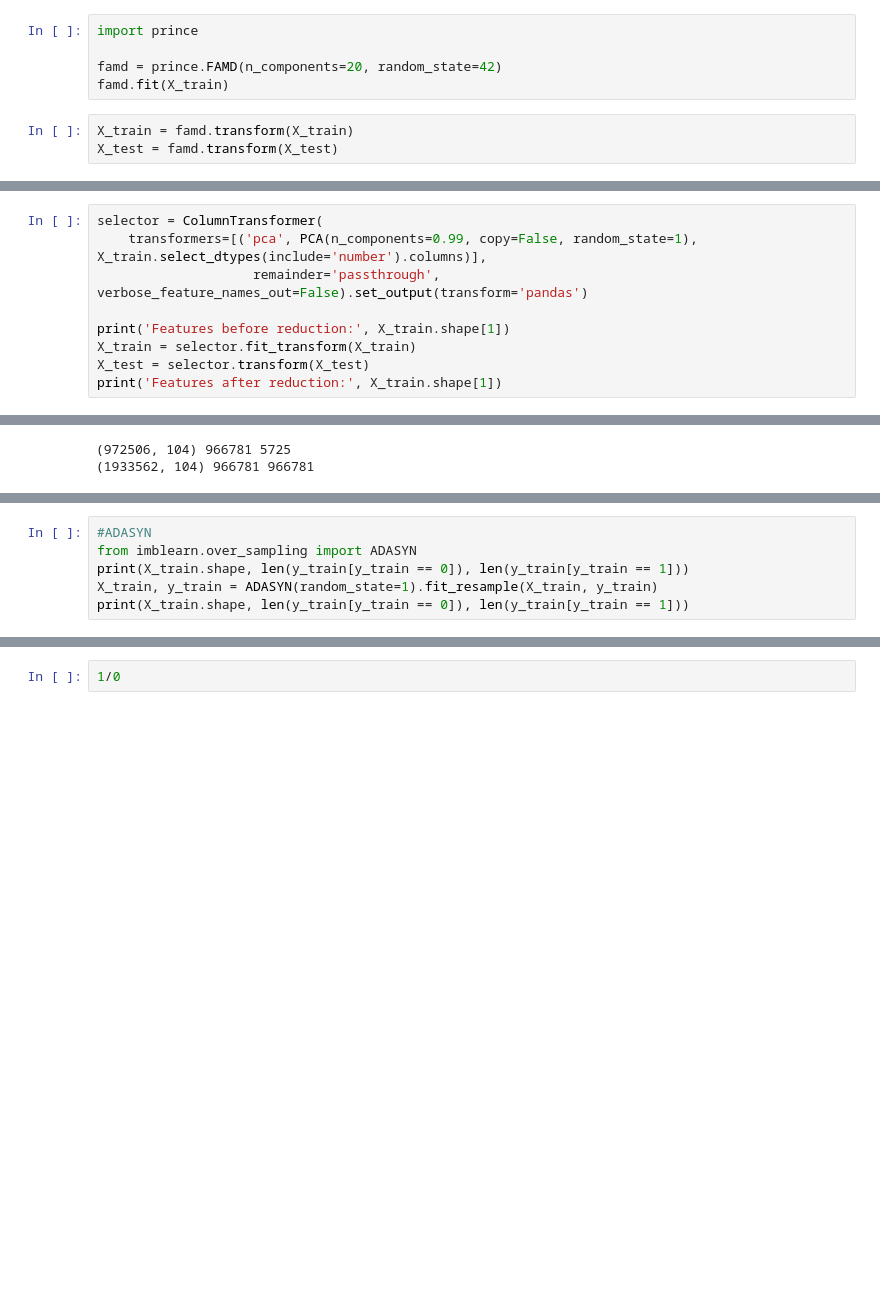
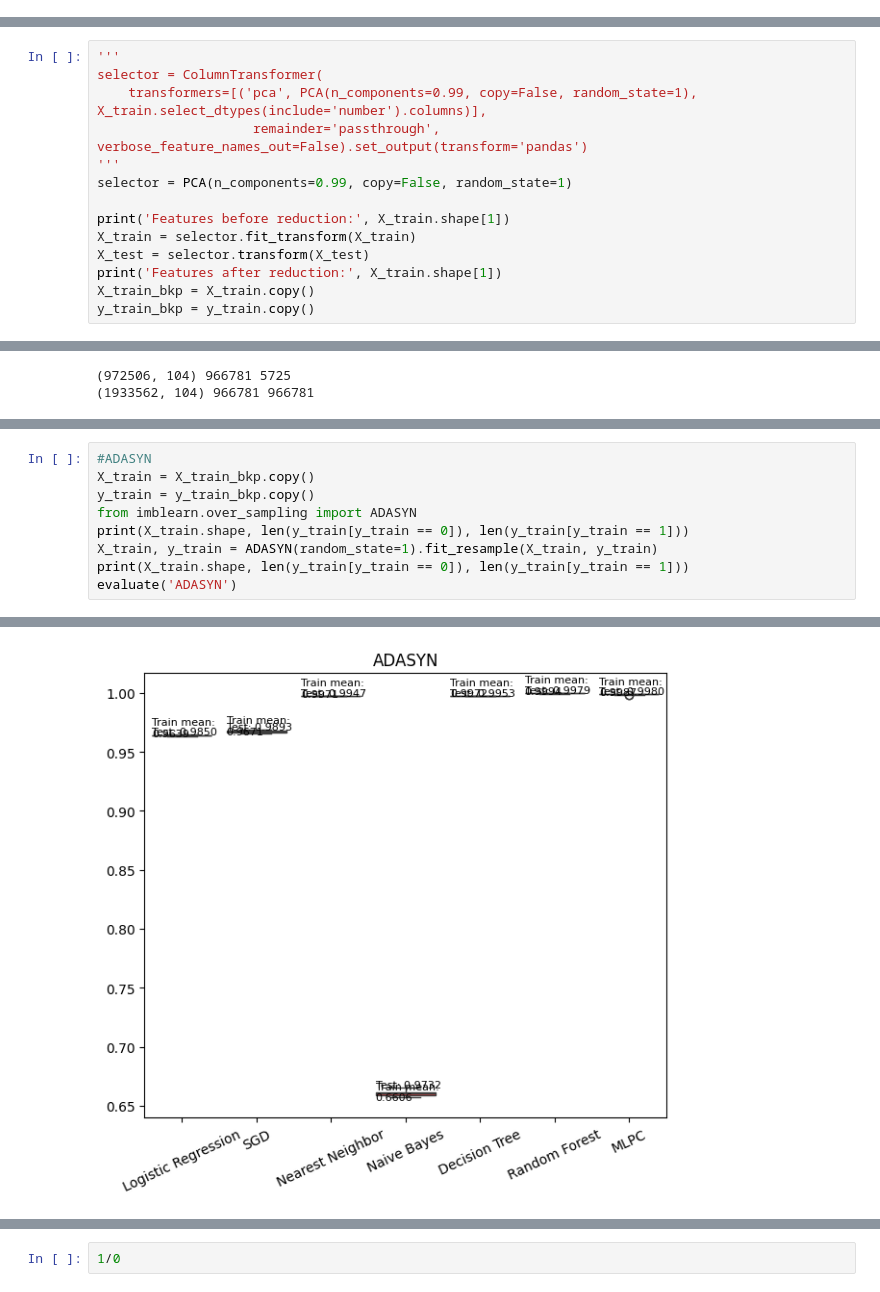
Before and after one commit to ArtemAntonov/Credit-Card-Transactions-Fraud-Detection, a Jupyter notebook: 2. Preprocessing.ipynb, the cells around one changed output, grey strips where cells are left out. Cells and saved outputs as stored; diff of their text form; blank space fills up the shorter version.

```diff
--- a/2. Preprocessing.ipynb
+++ b/2. Preprocessing.ipynb
@@ -130,8 +130,0 @@ y_test_bkp = y_test.copy()
-# %%
-import prince
-
-famd = prince.FAMD(n_components=20, random_state=42)
-famd.fit(X_train)
-# %%
-X_train = famd.transform(X_train)
-X_test = famd.transform(X_test)
@@ -156,9 +131,14 @@ X_test.head()
 # %%
+'''
 selector = ColumnTransformer(
     transformers=[('pca', PCA(n_components=0.99, copy=False, random_state=1), X_train.select_dtypes(include='number').columns)],
                     remainder='passthrough', verbose_feature_names_out=False).set_output(transform='pandas')
+'''
+selector = PCA(n_components=0.99, copy=False, random_state=1)
 
 print('Features before reduction:', X_train.shape[1])
 X_train = selector.fit_transform(X_train)
 X_test = selector.transform(X_test)
 print('Features after reduction:', X_train.shape[1])
+X_train_bkp = X_train.copy()
+y_train_bkp = y_train.copy()
@@ -233,6 +261,10 @@ print(X_train.shape, len(y_train[y_train == 0]), len(y_train[y_train == 1]))
 # %%
 #ADASYN
+X_train = X_train_bkp.copy()
+y_train = y_train_bkp.copy()
 from imblearn.over_sampling import ADASYN
 print(X_train.shape, len(y_train[y_train == 0]), len(y_train[y_train == 1]))
 X_train, y_train = ADASYN(random_state=1).fit_resample(X_train, y_train)
 print(X_train.shape, len(y_train[y_train == 0]), len(y_train[y_train == 1]))
+evaluate('ADASYN')
+# %% [output]
@@ -239,2 +281,3 @@ print(X_train.shape, len(y_train[y_train == 0]), len(y_train[y_train == 1]))
+[figure, added]
 # %%
 #SMOTEENN
```
Also changed, not shown: parts of 25 cells of this notebook, 7 other files.
